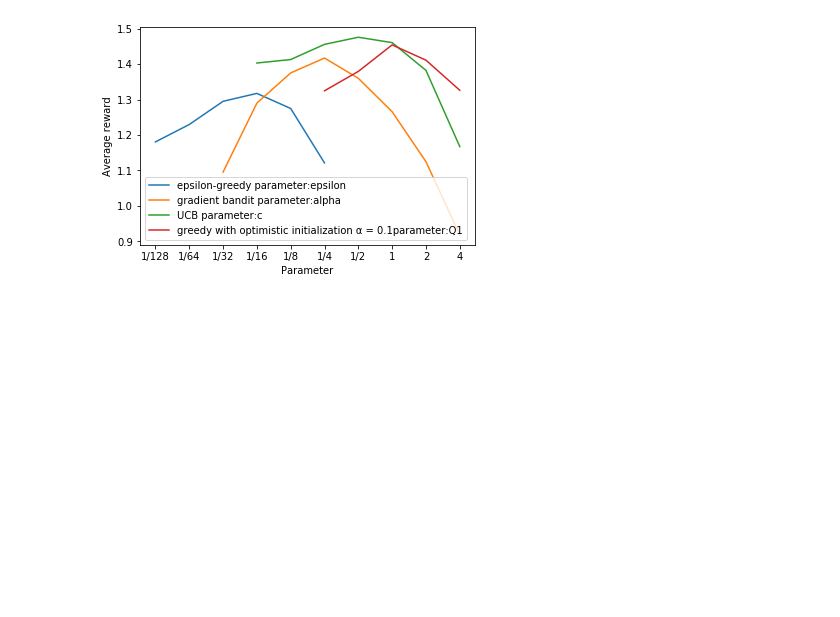
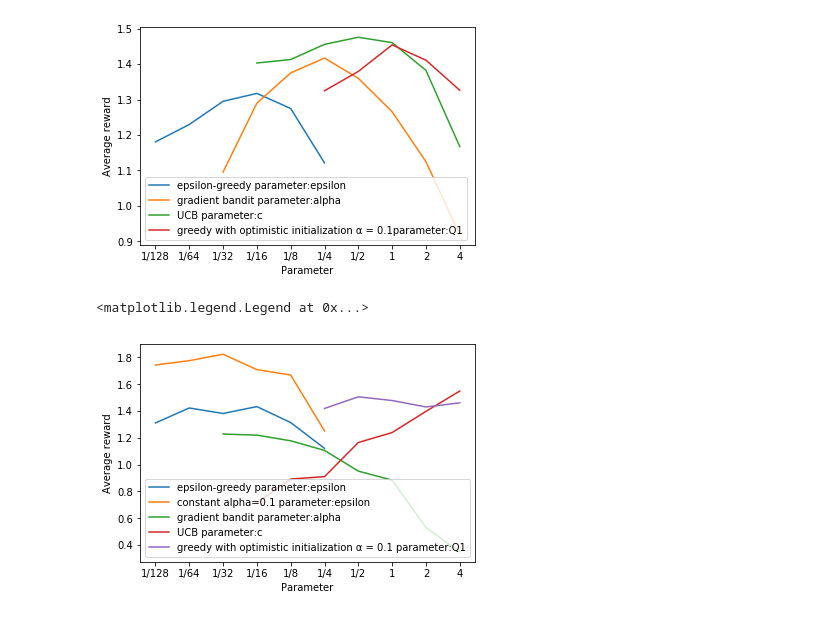
Before and after one commit to amirhossein-hkh/sutton_rl_practice, a Jupyter notebook: Chapter 2.ipynb, the cells around one changed output. Saved outputs shown, nothing was run; the diff lists cells and outputs as text; code cells hidden in the pictures; blank space fills up the shorter version.

Commit message:
excercise 11

```diff
--- a/Chapter 2.ipynb
+++ b/Chapter 2.ipynb
@@ -491,3 +491,75 @@ plt.legend()
 # %% [output]
 <matplotlib.legend.Legend at 0x...>
 [figure]
+# %%
+import matplotlib.pyplot as plt
+
+#excercise 2.11
+runs=200
+times=20000
+epsilon_greedy_bandits = [
+    Bandit(action_selection_method=ActionSelectionMethod.EPSILON_GREEDY, epsilon=2 ** power,
+           estimation_method=EstimationMethod.SAMPLE_AVERAGE_INCREMENTAL,
+           start_equal=True, random_walk=0.01)
+    for power in range(-7, -1)]
+average_rewards_epsilon_greedy = []
+for bandit in epsilon_greedy_bandits:
+    reward = bandit.simulate(runs, times)[1][int(times / 2):].mean()
+    average_rewards_epsilon_greedy.append(reward)
+
+gradient_bandit_bandits = [
+    Bandit(action_selection_method=ActionSelectionMethod.GRADIENT_BANDIT, alpha=2 ** power,
+           estimation_method=EstimationMethod.GRADIENT_BANDIT, gradient_baseline=True,
+           start_equal=True,random_walk=0.01) for power in range(-5, 3)]
+average_rewards_gradient = []
+for bandit in gradient_bandit_bandits:
+    reward = bandit.simulate(runs, times)[1][int(times / 2):].mean()
+    average_rewards_gradient.append(reward)
+
+ucb_bandits = [Bandit(estimation_method=EstimationMethod.SAMPLE_AVERAGE_INCREMENTAL,
+                      action_selection_method=ActionSelectionMethod.UPPER_CONFIDENCE_BOUND,
+                      c=2 ** power,
+                      start_equal=True, random_walk=0.01, start_time=1) for power in range(-4, 3)]
+average_rewards_ucb = []
+for bandit in ucb_bandits:
+    reward = bandit.simulate(runs, times)[1][int(times / 2):].mean()
+    average_rewards_ucb.append(reward)
+
+optimistic_bandits = [Bandit(arms=10, estimation_method=EstimationMethod.CONSTANT_STEP_SIZE,
+                             alpha=0.1,
+                             action_selection_method=ActionSelectionMethod.EPSILON_GREEDY,
+                             epsilon=0,
+                             start_equal=True, random_walk=0.01,
+                             initial_value_estimation=2 ** power) for power in range(-2, 3)]
+average_rewards_optimistic = []
+for bandit in optimistic_bandits:
+    reward = bandit.simulate(runs, times)[1][int(times / 2):].mean()
+    average_rewards_optimistic.append(reward)
+
+constant_step_size_bandits = [Bandit(arms=10,
+                                     estimation_method=EstimationMethod.CONSTANT_STEP_SIZE,
+                                     alpha=0.1,
+                                     random_walk=0.01,
+                                     action_selection_method=ActionSelectionMethod.EPSILON_GREEDY,
+                                     epsilon=2**power, start_equal=True) for power in range(-7, -1)]
+average_rewards_step_size = []
+for bandit in constant_step_size_bandits:
+    reward = bandit.simulate(runs, times)[1][int(times / 2):].mean()
+    average_rewards_step_size.append(reward)
+
+%matplotlib inline
+plt.xticks(range(-7, 3), ('1/128', '1/64', '1/32', '1/16', '1/8', '1/4', '1/2', '1', '2', '4'))
+
+plt.plot(range(-7, -1), average_rewards_epsilon_greedy, label='epsilon-greedy parameter:epsilon')
+plt.plot(range(-7, -1), average_rewards_step_size, label='constant alpha=0.1 parameter:epsilon')
+plt.plot(range(-5, 3), average_rewards_gradient, label='gradient bandit parameter:alpha')
+plt.plot(range(-4, 3), average_rewards_ucb, label='UCB parameter:c')
+plt.plot(range(-2, 3), average_rewards_optimistic,
+         label='greedy with optimistic initialization α = 0.1 parameter:Q1')
+
+plt.xlabel('Parameter')
+plt.ylabel('Average reward')
+plt.legend()
+# %% [output]
+<matplotlib.legend.Legend at 0x...>
+[figure, added]
```
